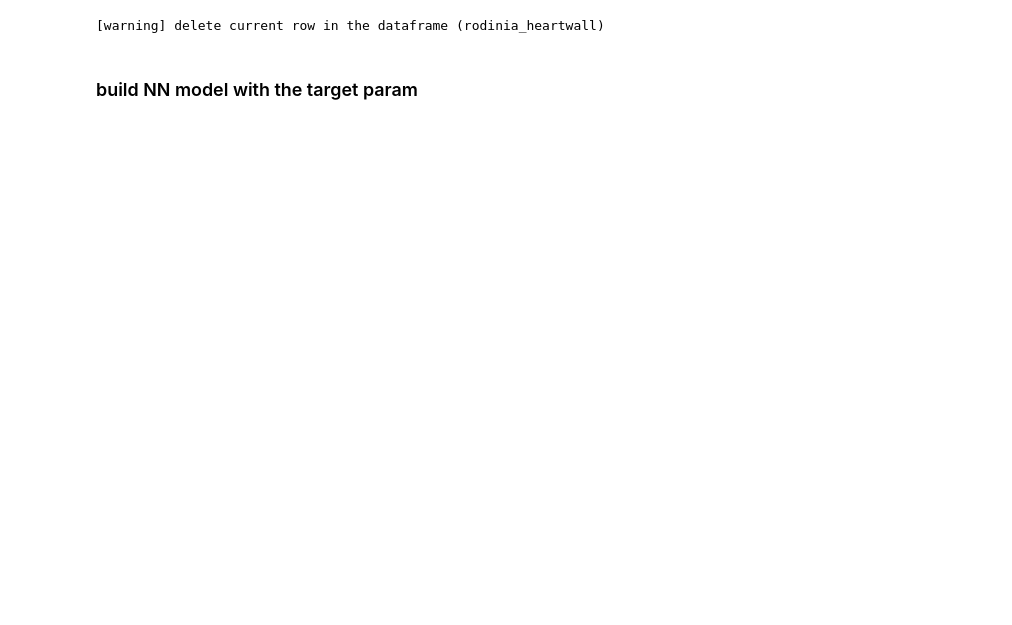
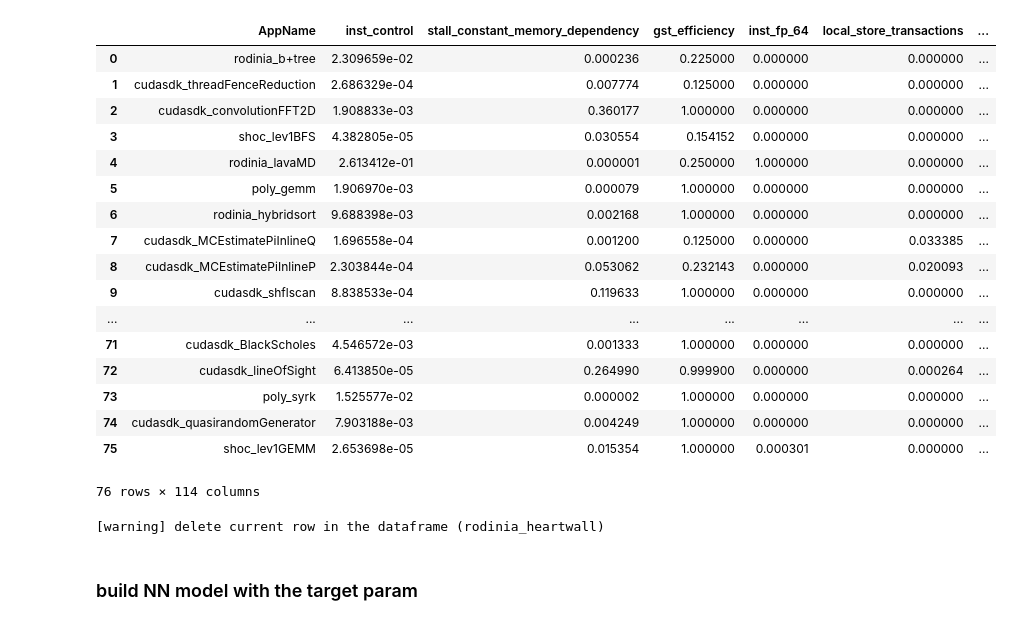
Before and after one commit to 3upperm2n/xing19, a Jupyter notebook: 07_nn/3-retrain_save_NN.ipynb, the cells around one changed output. Cells and saved outputs as stored; diff of their text form; code cells hidden in the pictures; blank space fills up the shorter version.

```diff
--- a/07_nn/3-retrain_save_NN.ipynb
+++ b/07_nn/3-retrain_save_NN.ipynb
@@ -20,0 +24,21 @@ from cudaMetrics import *
+# %%
+df_metrics
+# %% [output]
+|  | AppName | inst_control | stall_constant_memory_dependency | gst_efficiency | inst_fp_64 | local_store_transactions | ... |
+| 0 | rodinia_b+tree | 2.309659e-02 | 0.000236 | 0.225000 | 0.000000 | 0.000000 | ... |
+| 1 | cudasdk_threadFenceReduction | 2.686329e-04 | 0.007774 | 0.125000 | 0.000000 | 0.000000 | ... |
+| 2 | cudasdk_convolutionFFT2D | 1.908833e-03 | 0.360177 | 1.000000 | 0.000000 | 0.000000 | ... |
+| 3 | shoc_lev1BFS | 4.382805e-05 | 0.030554 | 0.154152 | 0.000000 | 0.000000 | ... |
+| 4 | rodinia_lavaMD | 2.613412e-01 | 0.000001 | 0.250000 | 1.000000 | 0.000000 | ... |
+| 5 | poly_gemm | 1.906970e-03 | 0.000079 | 1.000000 | 0.000000 | 0.000000 | ... |
+| 6 | rodinia_hybridsort | 9.688398e-03 | 0.002168 | 1.000000 | 0.000000 | 0.000000 | ... |
+| 7 | cudasdk_MCEstimatePiInlineQ | 1.696558e-04 | 0.001200 | 0.125000 | 0.000000 | 0.033385 | ... |
+| 8 | cudasdk_MCEstimatePiInlineP | 2.303844e-04 | 0.053062 | 0.232143 | 0.000000 | 0.020093 | ... |
+| 9 | cudasdk_shflscan | 8.838533e-04 | 0.119633 | 1.000000 | 0.000000 | 0.000000 | ... |
+| ... | ... | ... | ... | ... | ... | ... | ... |
+| 71 | cudasdk_BlackScholes | 4.546572e-03 | 0.001333 | 1.000000 | 0.000000 | 0.000000 | ... |
+| 72 | cudasdk_lineOfSight | 6.413850e-05 | 0.264990 | 0.999900 | 0.000000 | 0.000264 | ... |
+| 73 | poly_syrk | 1.525577e-02 | 0.000002 | 1.000000 | 0.000000 | 0.000000 | ... |
+| 74 | cudasdk_quasirandomGenerator | 7.903188e-03 | 0.004249 | 1.000000 | 0.000000 | 0.000000 | ... |
+| 75 | shoc_lev1GEMM | 2.653698e-05 | 0.015354 | 1.000000 | 0.000301 | 0.000000 | ... |
+76 rows × 114 columns
```
Also changed, not shown: parts of 14 cells of this notebook.
